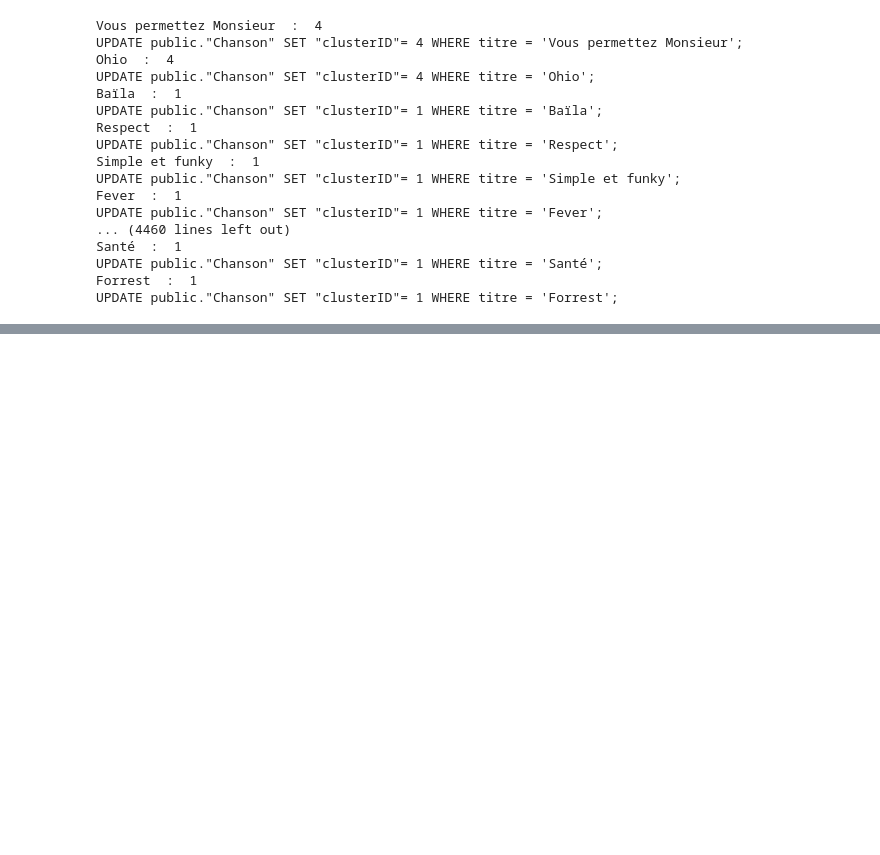
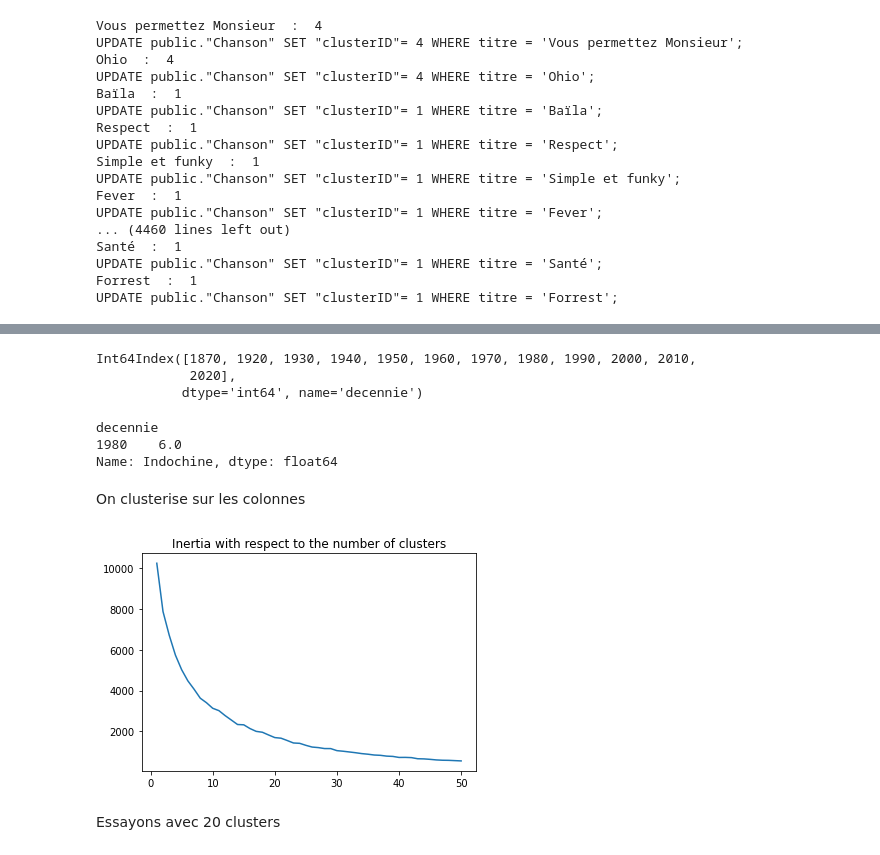
Before and after one commit to ThomasCosyn/code, a Jupyter notebook: ML/clustering.ipynb, the cells around one changed output, grey strips where cells are left out. Drawn from its saved outputs; the diff is of its cells as text; code cells hidden in the pictures; blank space fills up the shorter version.

```diff
--- a/ML/clustering.ipynb
+++ b/ML/clustering.ipynb
@@ -259,0 +264,5 @@ cur.execute('SELECT id, titre, "année", id_artiste, nb_mots, "clusterID" FROM p
+# %%
+requete = 'SELECT a.artiste, c."année" - c."année"%10 AS decennie, count(*) AS nbChansons FROM public."Artiste" AS a JOIN public."Chanson" AS c ON a.id_artiste = c.id_artiste WHERE c."année" IS NOT NULL GROUP BY a.artiste, decennie'
+df = pd.read_sql_query(requete, con=conn)
+df[['decennie']] = df[['decennie']].astype("int32")
+df
@@ -259,0 +285,4 @@ cur.execute('SELECT id, titre, "année", id_artiste, nb_mots, "clusterID" FROM p
+# %%
+df = df.pivot(index = 'artiste', columns = 'decennie', values = 'nbchansons')
+df = df.replace(np.NaN, 0)
+df
@@ -259,0 +304,30 @@ cur.execute('SELECT id, titre, "année", id_artiste, nb_mots, "clusterID" FROM p
+# %%
+df.columns
+# %% [output]
+Int64Index([1870, 1920, 1930, 1940, 1950, 1960, 1970, 1980, 1990, 2000, 2010,
+            2020],
+           dtype='int64', name='decennie')
+# %%
+df[[1980]].loc['Indochine']
+# %% [output]
+decennie
+1980    6.0
+Name: Indochine, dtype: float64
+# %% [markdown]
+On clusterise sur les colonnes
+# %%
+inertias = []
+clusters = []
+
+for k in range(1, 51):
+    kmeans = KMeans(n_clusters=k).fit(df[[1870, 1920, 1930, 1940, 1950, 1960, 1970, 1980, 1990, 2000, 2010, 2020]])
+    inertias.append(kmeans.inertia_)
+    clusters.append(k)
+
+plt.plot(clusters, inertias)
+plt.title("Inertia with respect to the number of clusters")
+plt.show()
+# %% [output]
+[figure, added]
+# %% [markdown]
+Essayons avec 20 clusters
```
Also changed, not shown: parts of 8 cells of this notebook, 5 other files.
